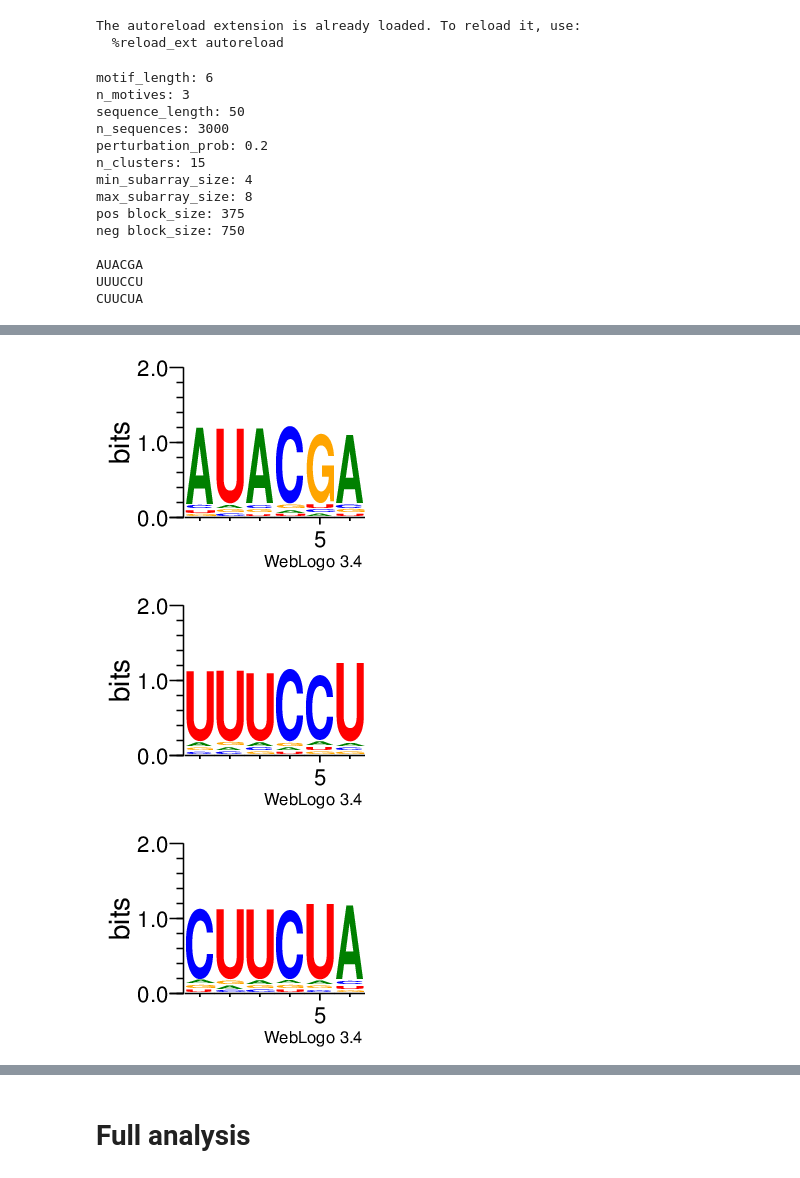
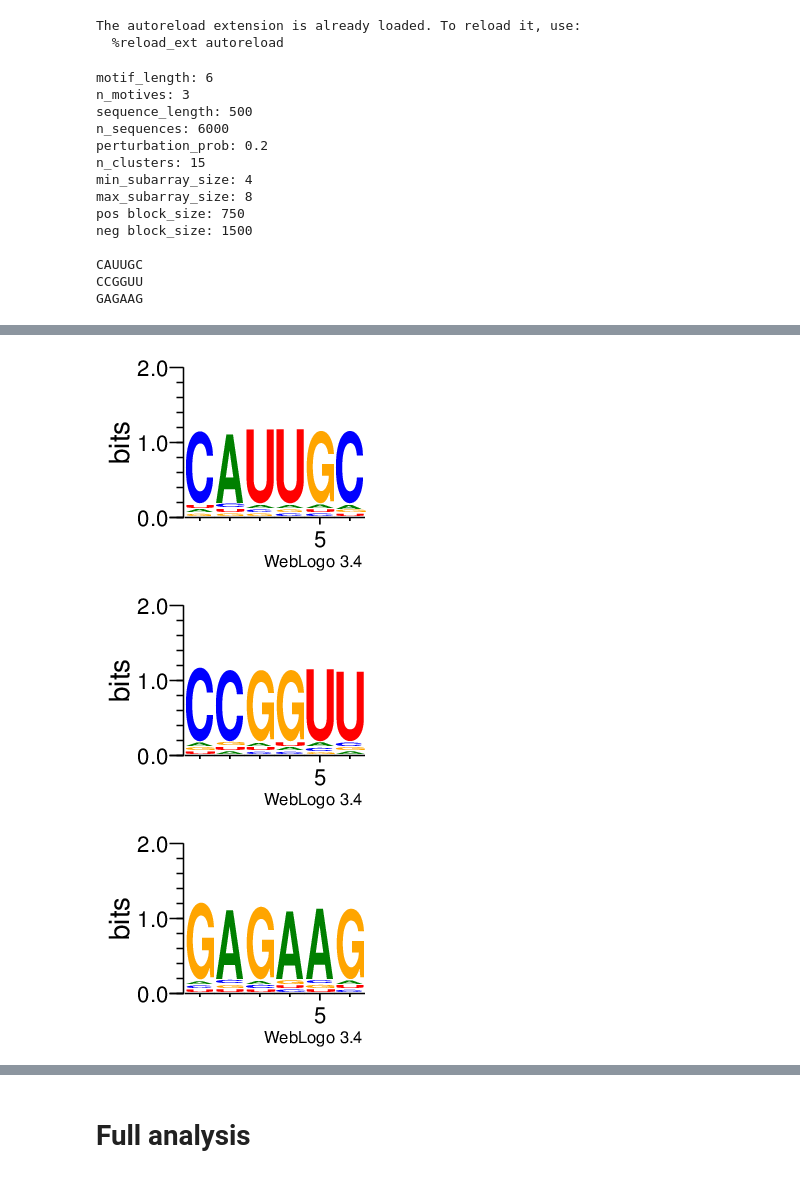
Before and after one commit to fabriziocosta/EDeN_examples, a Jupyter notebook: bioinf/motif/SMoD artificial.ipynb, the cells around one changed output, grey strips where cells are left out. Saved outputs shown, nothing was run; the diff lists cells and outputs as text; code cells hidden in the pictures.

```diff
--- a/bioinf/motif/SMoD artificial.ipynb
+++ b/bioinf/motif/SMoD artificial.ipynb
@@ -111,8 +111,8 @@ def make_artificial_dataset(alphabet='ACGU',
 # %%
 motif_length=6
 n_motives=3
-sequence_length=50
-n_sequences=1000*n_motives
+sequence_length=500
+n_sequences=2000*n_motives
 perturbation_prob=0.2
 
 pos_seqs, targets, orig_motives = make_artificial_dataset('ACGU',motif_length,sequence_length,n_sequences,n_motives,perturbation_prob)
@@ -145,29 +145,29 @@ for motif in orig_motives: print motif
 # %% [output]
 motif_length: 6
 n_motives: 3
-sequence_length: 50
-n_sequences: 3000
+sequence_length: 500
+n_sequences: 6000
 perturbation_prob: 0.2
 n_clusters: 15
 min_subarray_size: 4
 max_subarray_size: 8
-pos block_size: 375
-neg block_size: 750
+pos block_size: 750
+neg block_size: 1500
 
-AUACGA
-UUUCCU
-CUUCUA
+CAUUGC
+CCGGUU
+GAGAAG
 # %%
 print 'Examples:'
 
-max_chars=100
+max_chars=50
 for id_clus in range(n_motives):
     print
     print 'Cluster: %d' % id_clus
     for i,( h,s) in enumerate(pos_seqs[:16]):
         id = i % n_motives
         if id == id_clus:
-            print s[sequence_length/2-motif_length/2:sequence_length/2+motif_length/2], s[:max_chars]
+            print s[sequence_length/2-motif_length/2:sequence_length/2+motif_length/2], s[sequence_length/2-max_chars:sequence_length/2+max_chars]
 
 
 from collections import defaultdict
@@ -204,4 +204,4 @@ CUUCUG CACUUAACUAGCGAAGUUUCCUCUUCUGAGGGAAUCAGCAGUCCAAUGCA
-[figure, old version]
+[figure, new version]
-[figure, old version]
+[figure, new version]
-[figure, old version]
+[figure, new version]
 # %%
```
Also changed, not shown: parts of 5 cells of this notebook, 2 other files.
